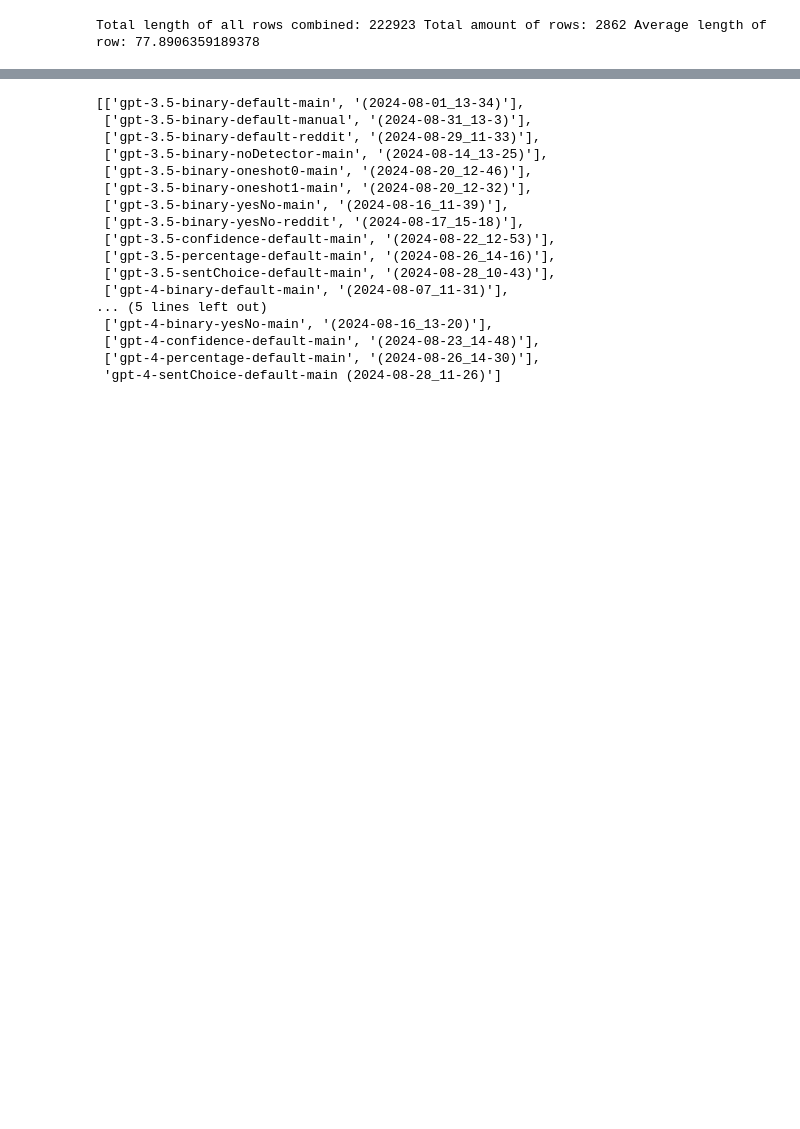
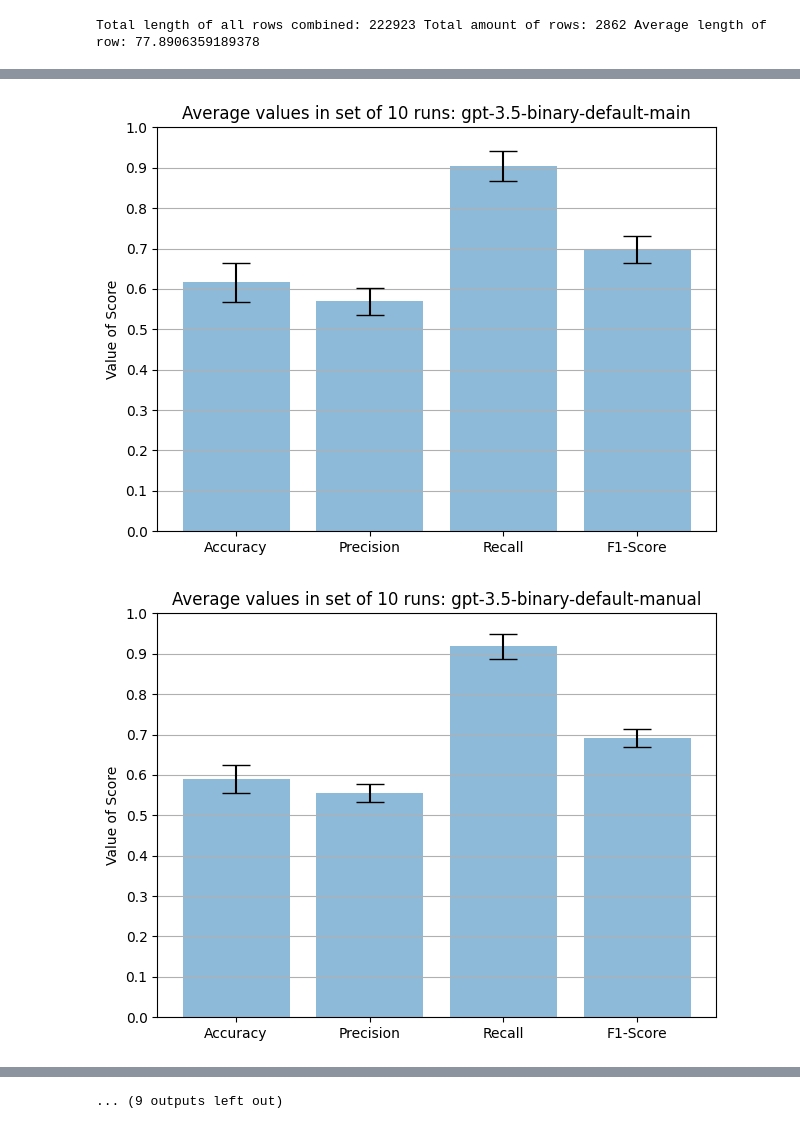
Before and after one commit to Jonas-Barth/bachelor, a Jupyter notebook: score calcs.ipynb, the cells around one changed output, grey strips where cells are left out. Drawn from its saved outputs; the diff is of its cells as text; code cells hidden in the pictures; blank space fills up the shorter version.

```diff
--- a/score calcs.ipynb
+++ b/score calcs.ipynb
@@ -773,26 +771,28 @@ dataset.to_csv("odd\\manual_select_odd.csv", index=False)
 # %%
 # update figure names for the paper from timestamp runs to the actual run names (average score values)
 import os
 import pandas as pd
 
 listTest = [x[0] for x in os.walk("Writing\\Run sets")]
 listSplit = [x.split("\\") for x in listTest]
 del listSplit[0]
 for i in range(len(listSplit)):
     listSplit[i] = listSplit[i][2]
 
 directoryList = []
 [directoryList.append(x) for x in listSplit if x not in directoryList]
 
-for i in range(len(directoryList) - 1):
+for i in range(len(directoryList)):
     directoryList[i] = directoryList[i].split(" ")
 
 for entry in directoryList:
 
     name = entry[0] + " " + entry[1]
     path = "Writing\\Run sets\\" + name
 
     scoreTable = pd.read_excel(path + "\\scores.xlsx")
 
     matrixPlotRuns(scoreTable['Accuracy'].values, scoreTable['Precision'].values, scoreTable['Recall'].values, scoreTable['F1'].values, path, entry[0])
 # %% [output]
+[figure, added]
+[figure, added]
@@ -799,17 +809 @@ for entry in directoryList:
-[['gpt-3.5-binary-default-main', '(2024-08-01_13-34)'],
- ['gpt-3.5-binary-default-manual', '(2024-08-31_13-3)'],
- ['gpt-3.5-binary-default-reddit', '(2024-08-29_11-33)'],
- ['gpt-3.5-binary-noDetector-main', '(2024-08-14_13-25)'],
- ['gpt-3.5-binary-oneshot0-main', '(2024-08-20_12-46)'],
- ['gpt-3.5-binary-oneshot1-main', '(2024-08-20_12-32)'],
- ['gpt-3.5-binary-yesNo-main', '(2024-08-16_11-39)'],
- ['gpt-3.5-binary-yesNo-reddit', '(2024-08-17_15-18)'],
- ['gpt-3.5-confidence-default-main', '(2024-08-22_12-53)'],
- ['gpt-3.5-percentage-default-main', '(2024-08-26_14-16)'],
- ['gpt-3.5-sentChoice-default-main', '(2024-08-28_10-43)'],
- ['gpt-4-binary-default-main', '(2024-08-07_11-31)'],
-... (5 lines left out)
- ['gpt-4-binary-yesNo-main', '(2024-08-16_13-20)'],
- ['gpt-4-confidence-default-main', '(2024-08-23_14-48)'],
- ['gpt-4-percentage-default-main', '(2024-08-26_14-30)'],
- 'gpt-4-sentChoice-default-main (2024-08-28_11-26)']
+... (9 outputs left out)
```
Also changed, not shown: parts of 7 cells of this notebook, 1 other file.
